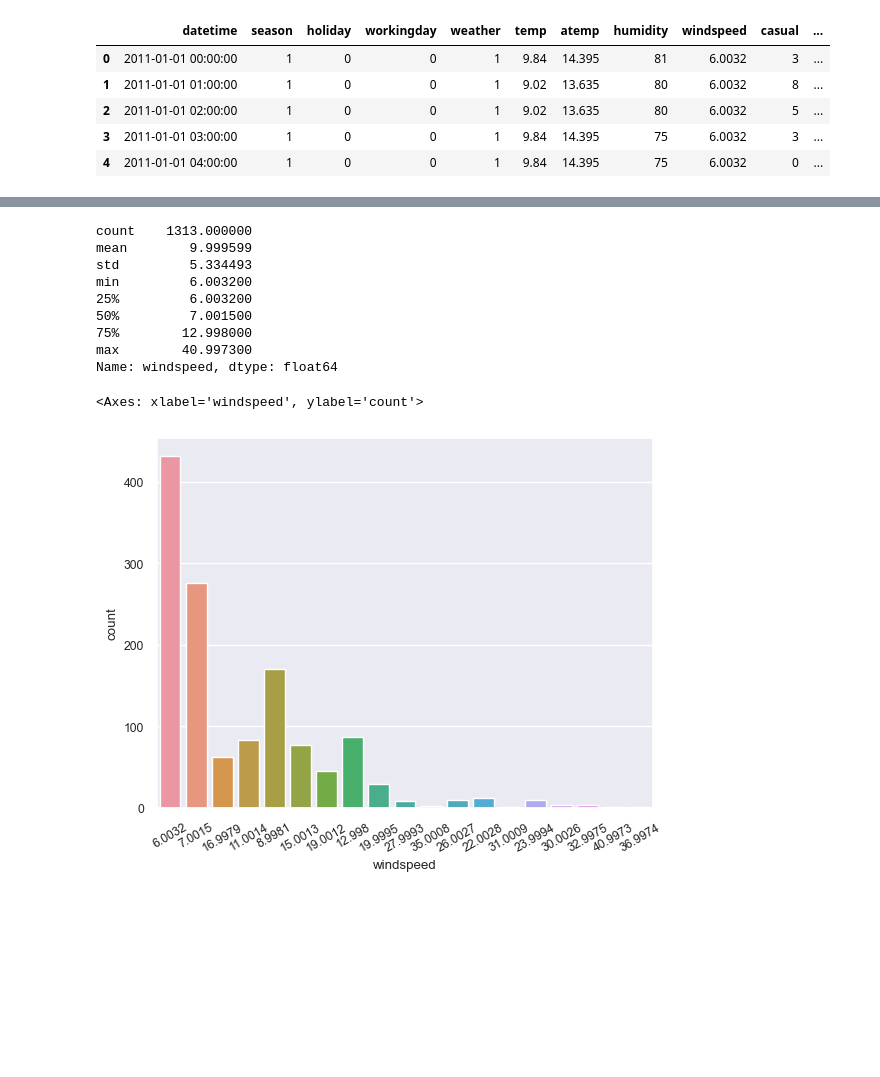
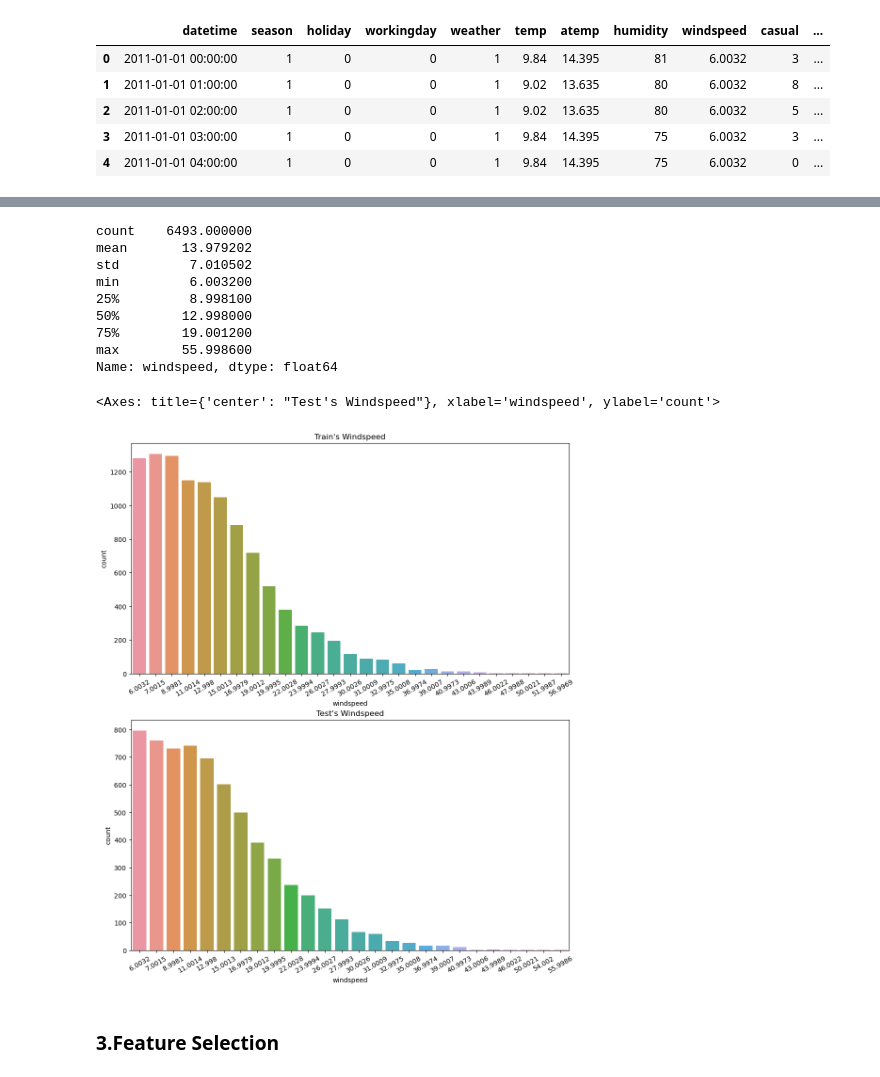
Before and after one commit to byulrim/KaggleExercise, a Jupyter notebook: bike_sharing_demand-ensemble_model.ipynb, the cells around one changed output, grey strips where cells are left out. Saved outputs shown, nothing was run; the diff lists cells and outputs as text; code cells hidden in the pictures; blank space fills up the shorter version.

```diff
--- a/bike_sharing_demand-ensemble_model.ipynb
+++ b/bike_sharing_demand-ensemble_model.ipynb
@@ -250,0 +259,3 @@ predict_windspeed_zero["windspeed"] = predict_windspeed_zero["windspeed"].astype
+# %%
+data = pd.concat([predict_windspeed_non_zero, predict_windspeed_zero]).sort_index()
+data.head()
@@ -250,0 +269,3 @@ predict_windspeed_zero["windspeed"] = predict_windspeed_zero["windspeed"].astype
+# %%
+data["windspeed"] = data["windspeed"].astype("float")
+data["windspeed"].describe()
@@ -250,0 +323,4 @@ predict_windspeed_zero["windspeed"] = predict_windspeed_zero["windspeed"].astype
+# %%
+train = predict_windspeed(train)
+# %%
+test = predict_windspeed(test)
@@ -251,19 +336,12 @@ predict_windspeed_zero["windspeed"] = predict_windspeed_zero["windspeed"].astype
 # %%
-predict_windspeed_zero["windspeed"].describe()
+test["windspeed"].describe()
 # %% [output]
-count    1313.000000
-mean        9.999599
-std         5.334493
+count    6493.000000
+mean       13.979202
+std         7.010502
 min         6.003200
-25%         6.003200
-50%         7.001500
-75%        12.998000
-max        40.997300
+25%         8.998100
+50%        12.998000
+75%        19.001200
+max        55.998600
 Name: windspeed, dtype: float64
-# %%
-plt.xticks(rotation=30)
-sns.countplot(predict_windspeed_zero,
-              x="windspeed")
-# %% [output]
-<Axes: xlabel='windspeed', ylabel='count'>
-[figure, removed]
@@ -302,0 +348,23 @@ def predict_windspeed(data:pd.DataFrame) -> pd.DataFrame:
+# %%
+fig, axes = plt.subplots(2)
+
+fig.set_size_inches(12, 14)
+
+plt.sca(axes[0])
+axes[0].set(title="Train's Windspeed")
+plt.xticks(rotation=30)
+sns.countplot(train,
+              x="windspeed",
+              ax=axes[0])
+
+plt.sca(axes[1])
+axes[1].set(title="Test's Windspeed")
+plt.xticks(rotation=30)
+sns.countplot(test,
+              x="windspeed",
+              ax=axes[1])
+# %% [output]
+<Axes: title={'center': "Test's Windspeed"}, xlabel='windspeed', ylabel='count'>
+[figure, added]
+# %% [markdown]
+### 3.Feature Selection
```
Also changed, not shown: parts of 23 cells of this notebook.
